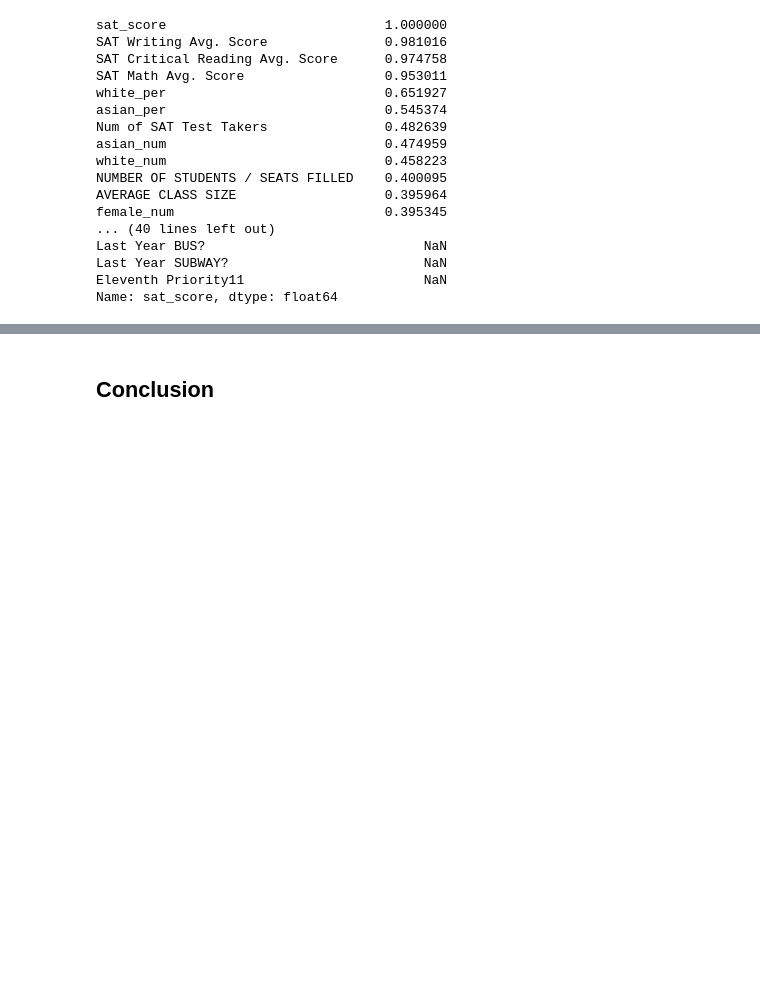
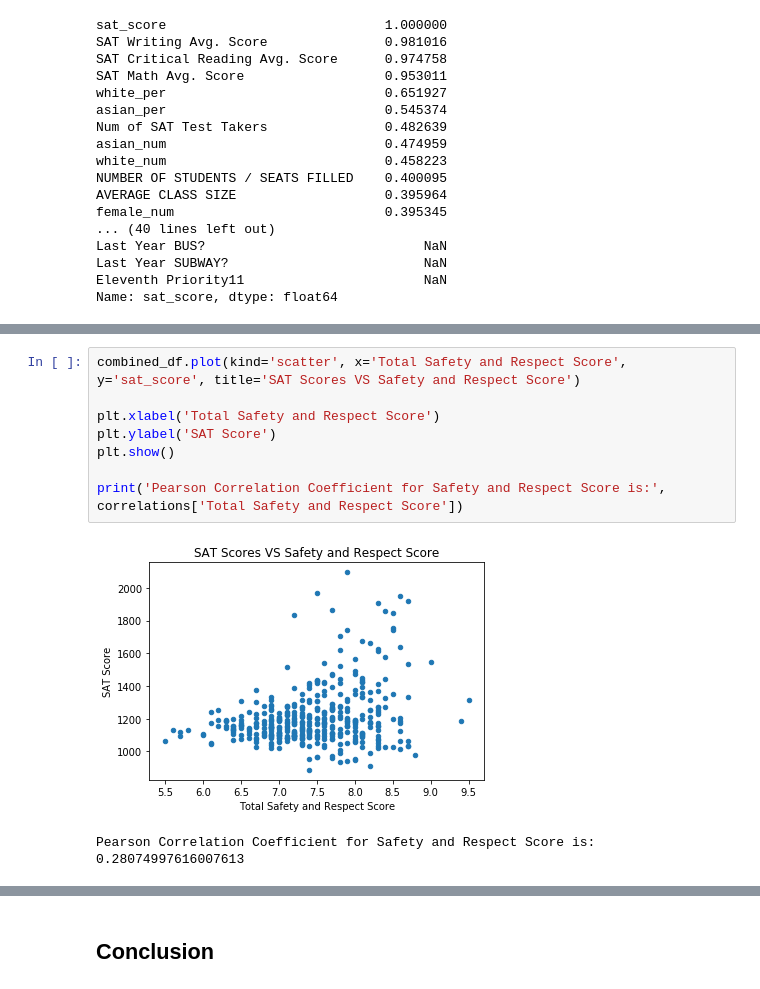
Before and after one commit to ThomasCharuel/NYC_SAT_score_analysis, a Jupyter notebook: NYC SAT Scores Data Analysis.ipynb, the cells around one changed output, grey strips where cells are left out. Saved outputs shown, nothing was run; the diff lists cells and outputs as text; blank space fills up the shorter version.

```diff
--- a/NYC SAT Scores Data Analysis.ipynb
+++ b/NYC SAT Scores Data Analysis.ipynb
@@ -161,0 +248,11 @@ Name: sat_score, dtype: float64
+# %%
+combined_df.plot(kind='scatter', x='Total Safety and Respect Score', y='sat_score', title='SAT Scores VS Safety and Respect Score')
+
+plt.xlabel('Total Safety and Respect Score')
+plt.ylabel('SAT Score')
+plt.show()
+
+print('Pearson Correlation Coefficient for Safety and Respect Score is:', correlations['Total Safety and Respect Score'])
+# %% [output]
+[figure, added]
+Pearson Correlation Coefficient for Safety and Respect Score is: 0.28074997616007613
```
Also changed, not shown: parts of 20 cells of this notebook.
